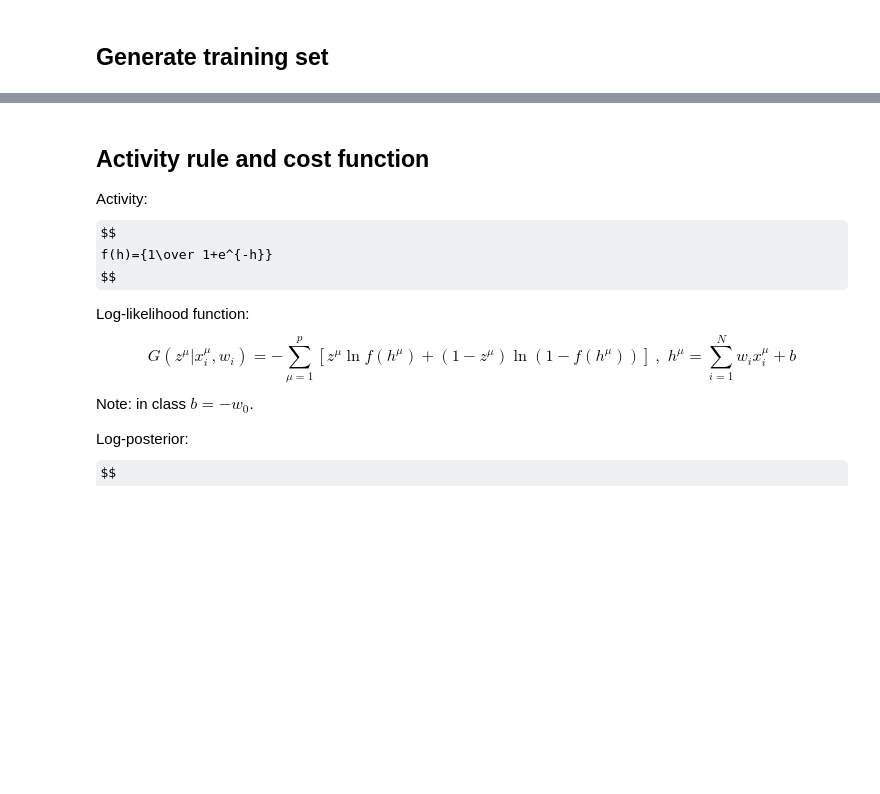
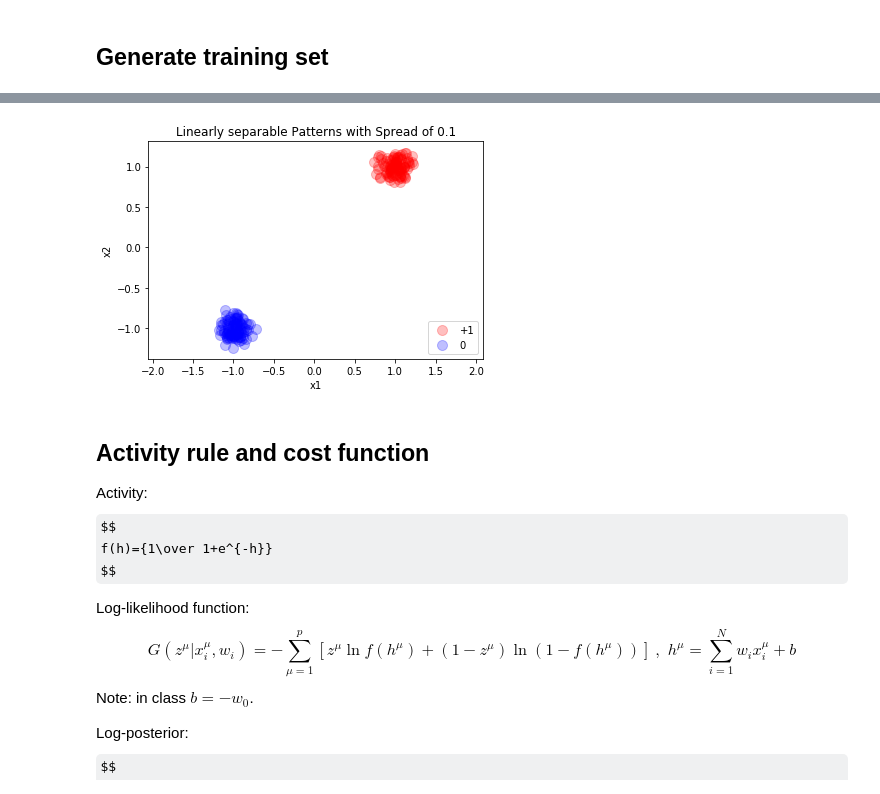
Before and after one commit to mazzulab/AppliedMathNotebooks, a Jupyter notebook: Perceptron0 in progress.ipynb, the cells around one changed output, grey strips where cells are left out. Drawn from its saved outputs; the diff is of its cells as text; code cells hidden in the pictures; some formulas as TeX source; blank space fills up the shorter version.

```diff
--- a/Perceptron0 in progress.ipynb
+++ b/Perceptron0 in progress.ipynb
@@ -58,3 +56,10 @@ def generate_patterns(spread,N=2,p1=100,p2=100,option='separable',plot=False):
+# %%
+p1=100
+p2=100
+N=2
+x,z=generate_patterns(spread=0.1,N=N,p1=p1,p2=p2,option='separable',plot=True)
+# %% [output]
+[figure, added]
 # %% [markdown]
 ## Activity rule and cost function
 Activity:
```
Also changed, not shown: parts of 3 cells of this notebook.
